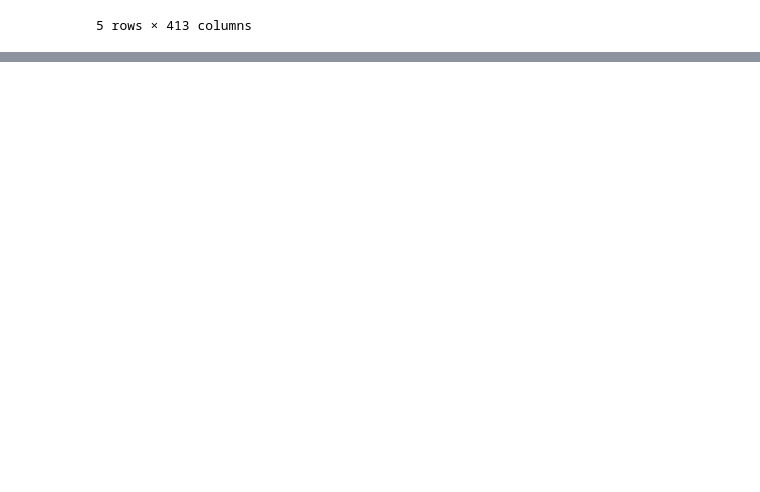
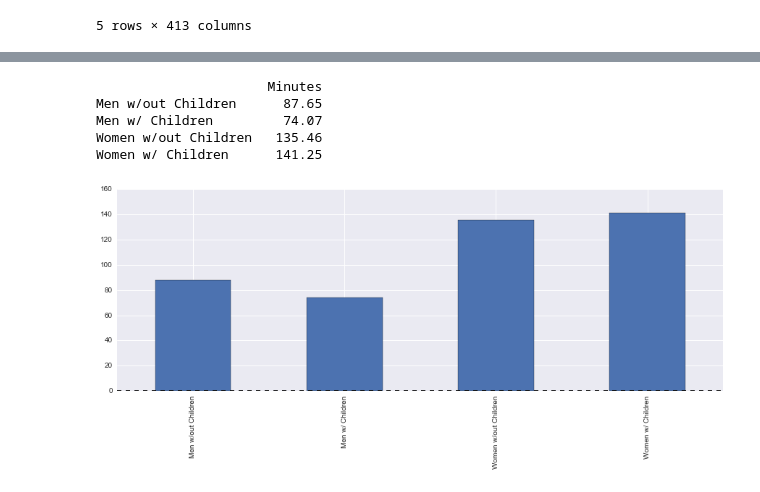
Before and after one commit to tiyd-python-2015-01/atus-analysis, a Jupyter notebook: ATUS_Analysis.ipynb, the cells around one changed output, grey strips where cells are left out. Drawn from its saved outputs; the diff is of its cells as text; code cells hidden in the pictures; blank space fills up the shorter version.

Commit message:
basic plotting of 2working parents

```diff
--- a/ATUS_Analysis.ipynb
+++ b/ATUS_Analysis.ipynb
@@ -45,13 +47,3 @@ def activity_columns(data, activity_code):
     """For the activity code given, return all columns that fall under that activity."""
     col_prefix = "t{}".format(activity_code)
     return [column for column in data.columns if re.match(col_prefix, column)]
-# %%
-def average_minutes(data, activity_code):
-    cols = activity_columns(data, activity_code)
-    activity_data = data[cols]
-    activity_sums = activity_data.sum(axis=1)
-    data = data[['TUFINLWGT']]
-    data['minutes'] = activity_sums
-    data = data.rename(columns={"TUFINLWGT": "weight"})
-    data['weighted_minutes'] = data.weight * data.minutes
-    return data.weighted_minutes.sum() / data.weight.sum()
@@ -145,0 +50,10 @@ average_minutes(women_with_no_children, "02")
+# %%
+def average_minutes(data, activity_code):
+    cols = activity_columns(data, activity_code)
+    activity_data = data[cols]
+    activity_sums = activity_data.sum(axis=1)
+    data = data[['TUFINLWGT']]
+    data['minutes'] = activity_sums
+    data = data.rename(columns={"TUFINLWGT": "weight"})
+    data['weighted_minutes'] = data.weight * data.minutes
+    return round((data.weighted_minutes.sum() / data.weight.sum()), 2)
@@ -145,0 +103,16 @@ average_minutes(women_with_no_children, "02")
+# %%
+total_housework = pd.Series([mnc_all_household, mwc_all_household, wnc_all_household, wwc_all_household], index=(
+    ["Men w/out Children", "Men w/ Children", "Women w/out Children", "Women w/ Children"]))
+# %%
+total_housework.plot(kind="bar", figsize=(15,5))
+total_df = pd.DataFrame(total_housework)
+total_df.columns = ["Minutes"]
+print(total_df)
+plt.show()
+# %% [output]
+                      Minutes
+Men w/out Children      87.65
+Men w/ Children         74.07
+Women w/out Children   135.46
+Women w/ Children      141.25
+[figure, added]
```
Also changed, not shown: parts of 39 cells of this notebook.
